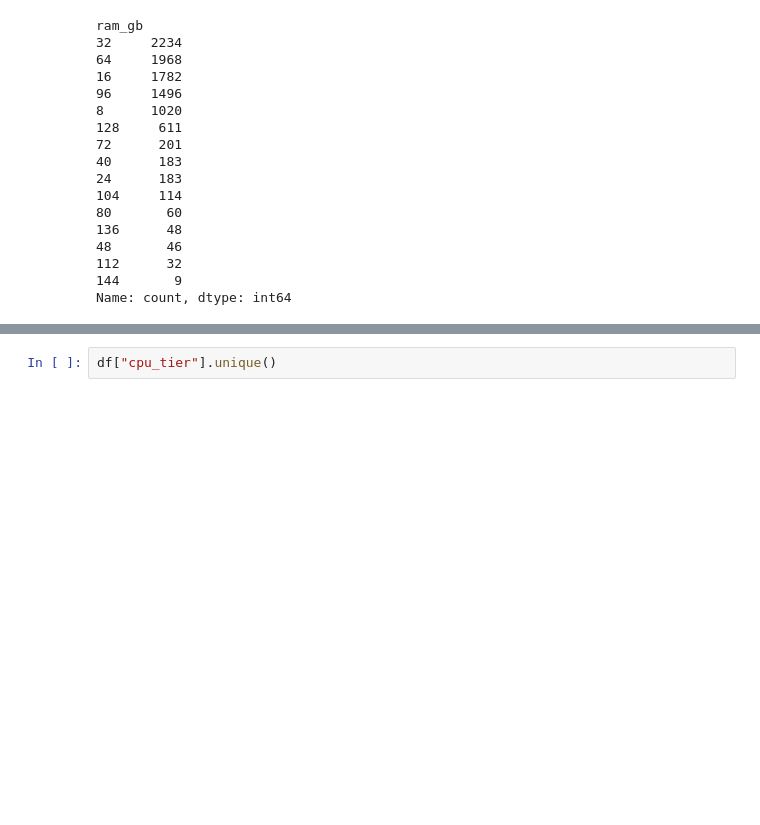
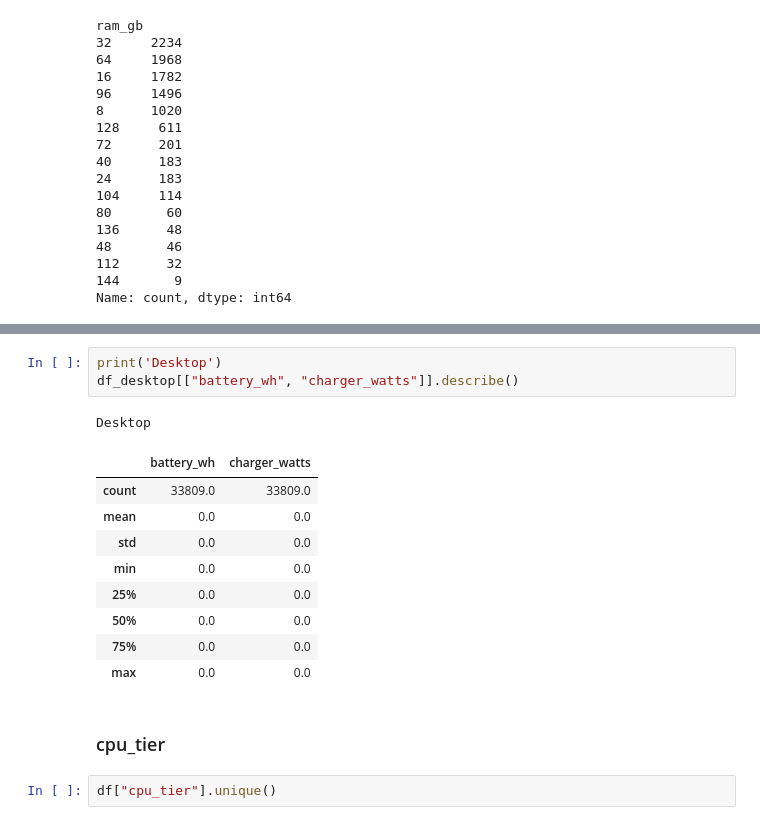
Before and after one commit to DianaaVelez/Proyecto_Analitica, a Jupyter notebook: Proyecto_Analitica.ipynb, the cells around one changed output, grey strips where cells are left out. Drawn from its saved outputs; the diff is of its cells as text; blank space fills up the shorter version.

```diff
--- a/Proyecto_Analitica.ipynb
+++ b/Proyecto_Analitica.ipynb
@@ -114,3 +182,19 @@ Name: count, dtype: int64
+# %%
+print('Desktop')
+df_desktop[["battery_wh", "charger_watts"]].describe()
+# %% [output]
+Desktop
+|  | battery_wh | charger_watts |
+| count | 33809.0 | 33809.0 |
+| mean | 0.0 | 0.0 |
+| std | 0.0 | 0.0 |
+| min | 0.0 | 0.0 |
+| 25% | 0.0 | 0.0 |
+| 50% | 0.0 | 0.0 |
+| 75% | 0.0 | 0.0 |
+| max | 0.0 | 0.0 |
+# %% [markdown]
+### cpu_tier
 # %%
 df["cpu_tier"].unique()
 # %% [output]
```
Also changed, not shown: parts of 18 cells of this notebook, 2 other files.
